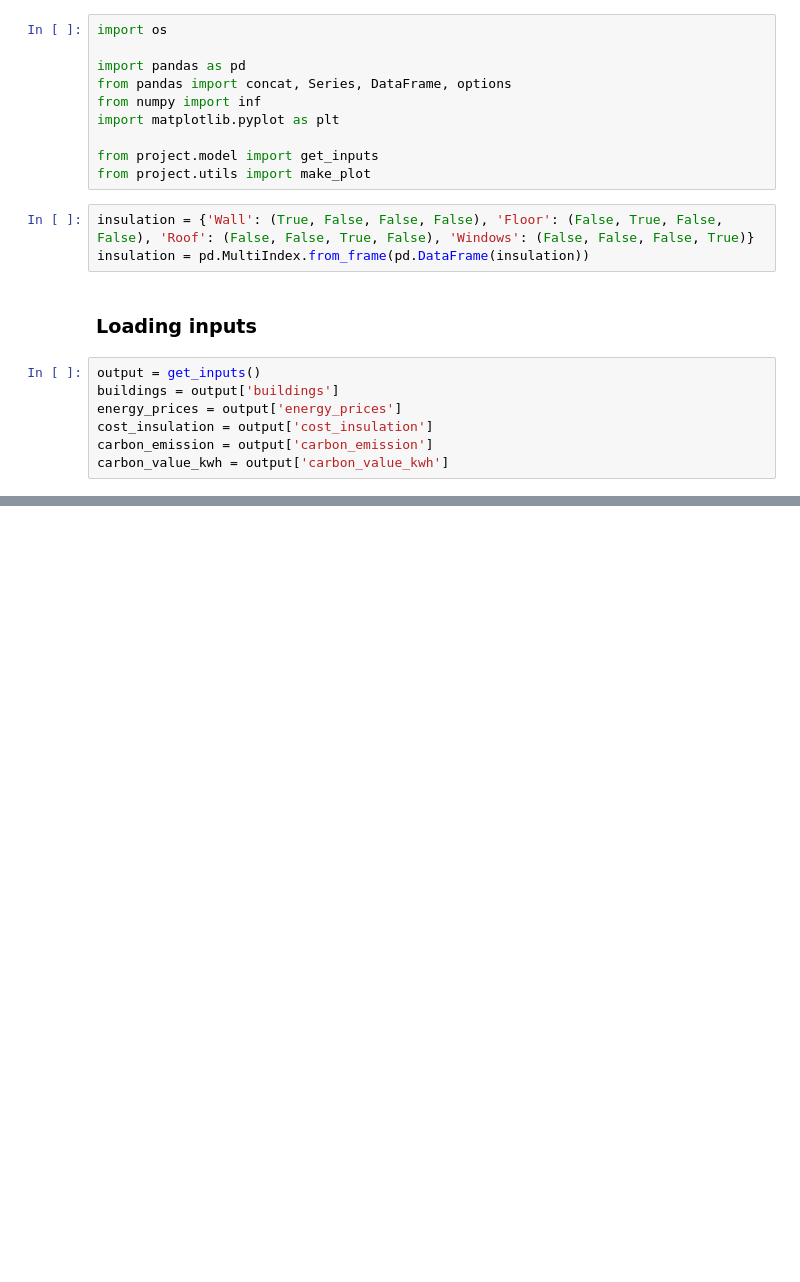
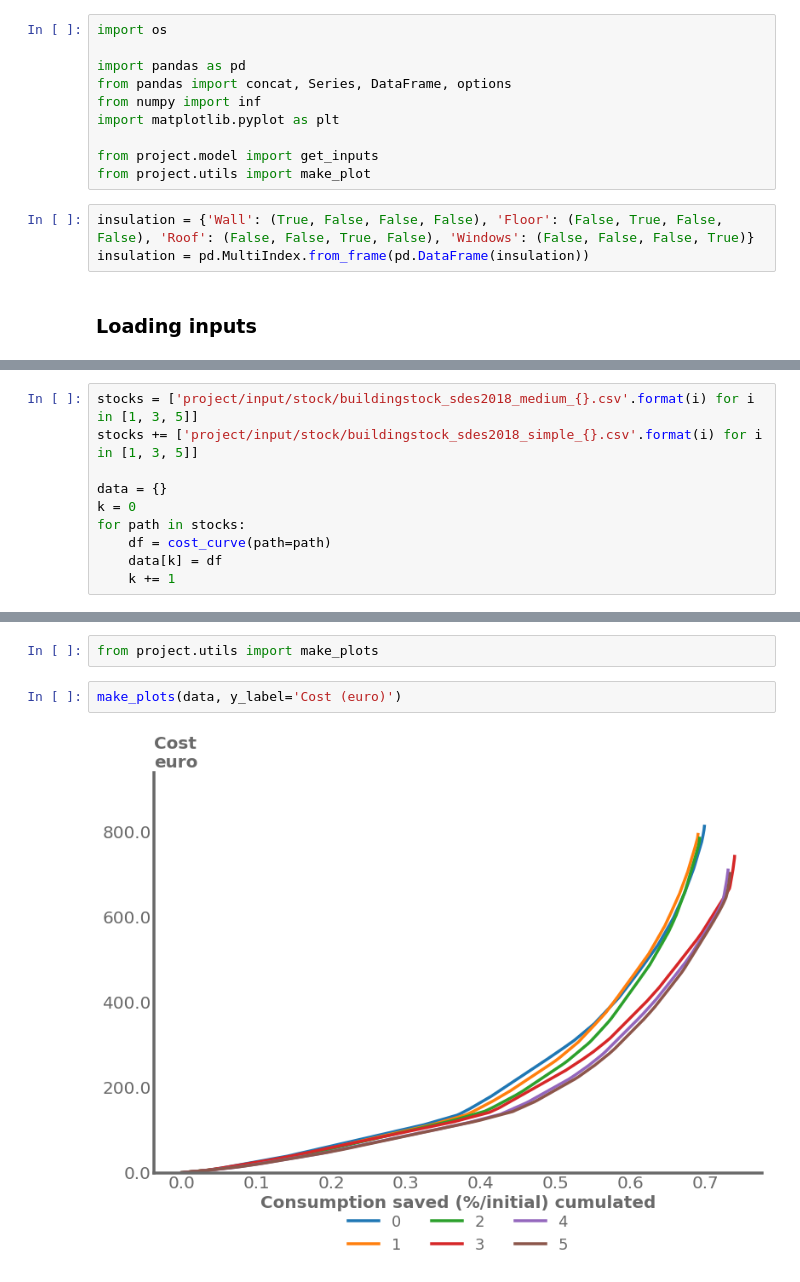
Before and after one commit to CIRED/Res-IRF4, a Jupyter notebook: project/analysis/cost_curve/cost_curve.ipynb, the cells around one changed output, grey strips where cells are left out. Drawn from its saved outputs; the diff is of its cells as text; blank space fills up the shorter version.

```diff
--- a/project/analysis/cost_curve/cost_curve.ipynb
+++ b/project/analysis/cost_curve/cost_curve.ipynb
@@ -17,10 +17,3 @@ insulation = {'Wall': (True, False, False, False), 'Floor': (False, True, False,
 insulation = pd.MultiIndex.from_frame(pd.DataFrame(insulation))
 # %% [markdown]
 ### Loading inputs
-# %%
-output = get_inputs()
-buildings = output['buildings']
-energy_prices = output['energy_prices']
-cost_insulation = output['cost_insulation']
-carbon_emission = output['carbon_emission']
-carbon_value_kwh = output['carbon_value_kwh']
@@ -170,0 +70,10 @@ y = cost_efficiency.stack(cost_efficiency.columns.names).squeeze().rename('Cost
+# %%
+stocks = ['project/input/stock/buildingstock_sdes2018_medium_{}.csv'.format(i) for i in [1, 3, 5]]
+stocks += ['project/input/stock/buildingstock_sdes2018_simple_{}.csv'.format(i) for i in [1, 3, 5]]
+
+data = {}
+k = 0
+for path in stocks:
+    df = cost_curve(path=path)
+    data[k] = df
+    k += 1
@@ -170,0 +98,6 @@ y = cost_efficiency.stack(cost_efficiency.columns.names).squeeze().rename('Cost
+# %%
+from project.utils import make_plots
+# %%
+make_plots(data, y_label='Cost (euro)')
+# %% [output]
+[figure, added]
```
Also changed, not shown: parts of 15 cells of this notebook, 6 other files.
